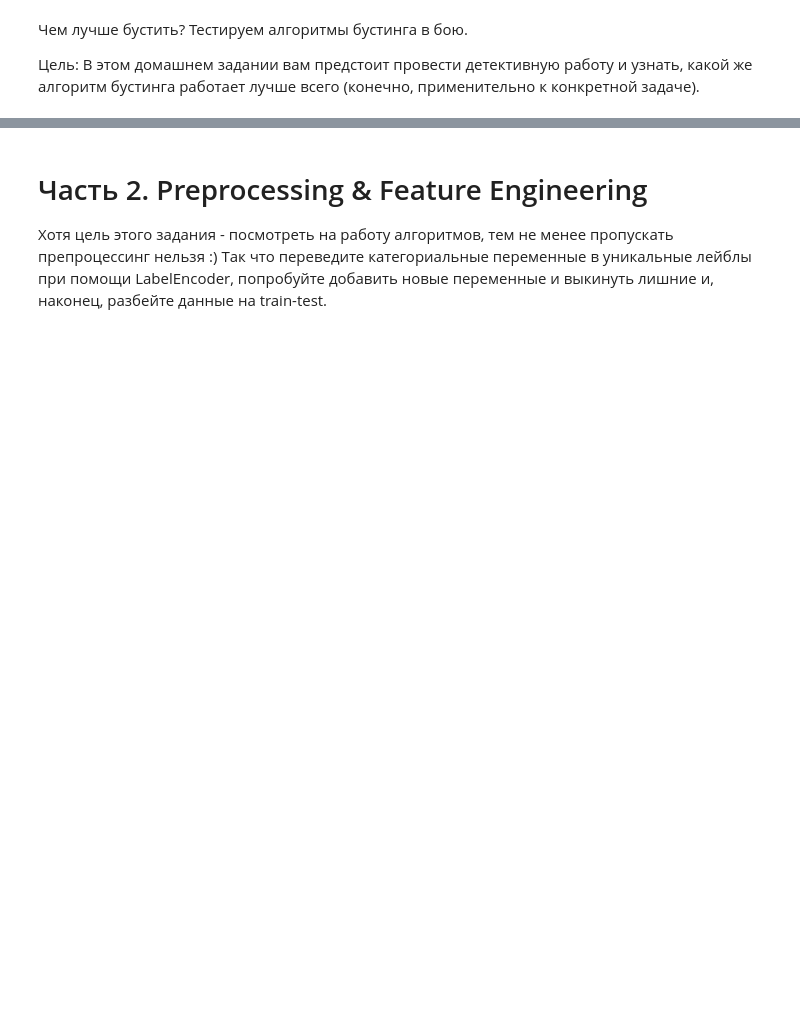
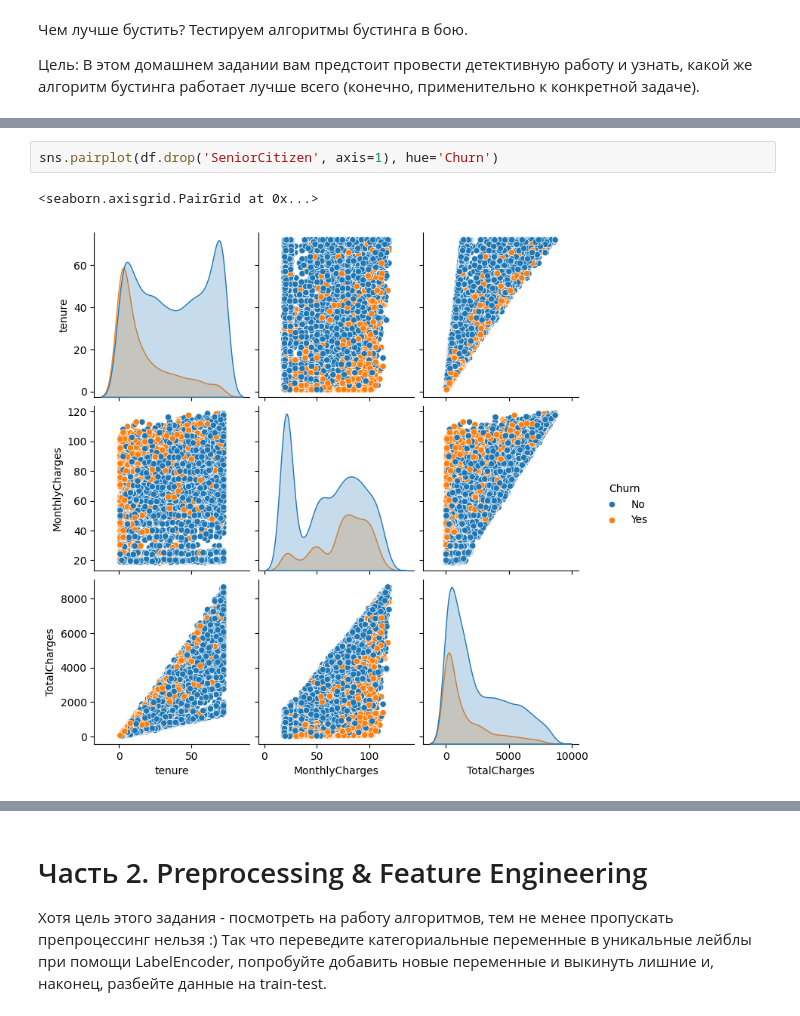
Before and after one commit to vadych/otus-ml-prof, a Jupyter notebook: home_work/hw_01.ipynb, the cells around one changed output, grey strips where cells are left out. Drawn from its saved outputs; the diff is of its cells as text; blank space fills up the shorter version.

```diff
--- a/home_work/hw_01.ipynb
+++ b/home_work/hw_01.ipynb
@@ -10,0 +183,5 @@
+# %%
+sns.pairplot(df.drop('SeniorCitizen', axis=1), hue='Churn')
+# %% [output]
+<seaborn.axisgrid.PairGrid at 0x...>
+[figure, added]
```
Also changed, not shown: parts of 19 cells of this notebook, 2 other files.
